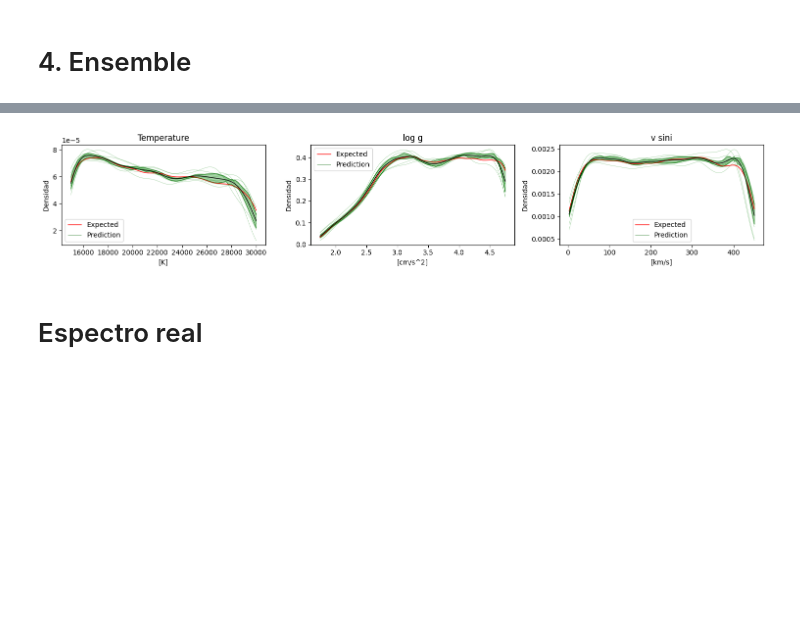
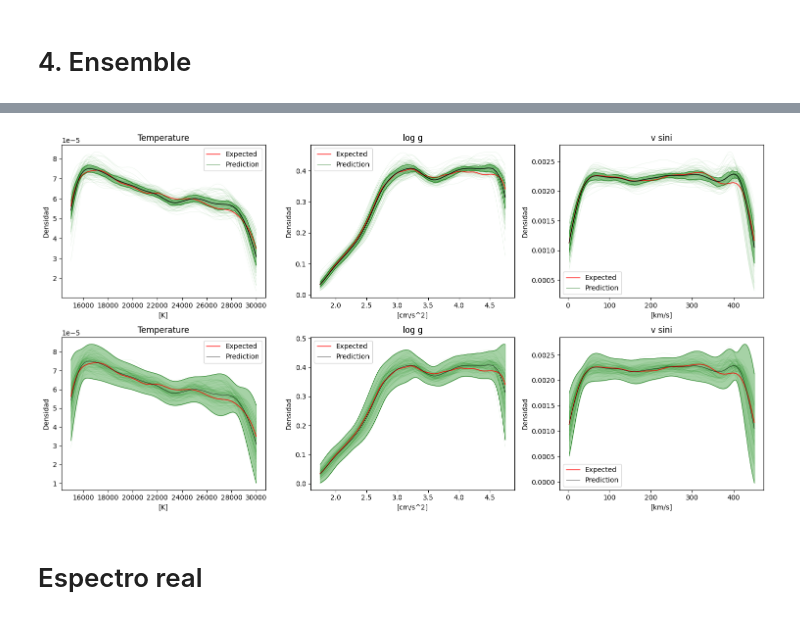
Before and after one commit to chum1ngo/StellarParametraPredictionDeepEnsemble, a Jupyter notebook: 2.1.parametersPrediction_0/RegressionCNNApproach.ipynb, the cells around one changed output, grey strips where cells are left out. Drawn from its saved outputs; the diff is of its cells as text; code cells hidden in the pictures; blank space fills up the shorter version.

Commit message:
visualizaciones ensamble

```diff
--- a/2.1.parametersPrediction_0/RegressionCNNApproach.ipynb
+++ b/2.1.parametersPrediction_0/RegressionCNNApproach.ipynb
@@ -7,8 +7,8 @@ import matplotlib.pyplot as plt
 import numpy as np
 
 # constants
-#path = 'C:/Users/monte/Documents/Memoria/src'
-path = 'C:/Users/asus/Documents/2023_2/Memoria/src'
+path = 'C:/Users/monte/Documents/Memoria/src'
+#path = 'C:/Users/asus/Documents/2023_2/Memoria/src'
 
 # Ostar
 O_df = pd.read_csv(path+'/Data/o_spectral_lines.csv')
@@ -197,7 +197,7 @@ plt.show()
 from keras.optimizers import Adam
 from keras.models import Model
 
-NUM_MODELS = 10
+NUM_MODELS = 100
 models = [generate_model() for i in range(NUM_MODELS)]
 history = []
 
@@ -285,51 +299,62 @@ uncertainty = sum([(predictions[i]-ensemble_prediction)**2*weights[i] for i in r
 # %%
 # Ref: https://stackoverflow.com/questions/60130503/plotting-bars-hist-and-pdf-line-via-kdeplot
 import scipy.stats as st
 
-fig, axes = plt.subplots(nrows=1, ncols=3, figsize=(15,3))
+fig, axes = plt.subplots(nrows=2, ncols=3, figsize=(15,8))
 
 for i, featureName in enumerate(target):
 	x_space = np.linspace(Y[featureName].min(), Y[featureName].max(), 301)
 	heights = []
 	for j in range(NUM_MODELS):
 		prediction_y = np.array(predictions)[j,:,i] # your data goes here
 		prediction_kde = st.gaussian_kde(prediction_y)
 		h = prediction_kde.pdf(x_space)
 		heights.append(h)
-		axes[i].plot(x_space, h,color='green',alpha=0.4,linewidth=0.5)
+		axes[0,i].plot(x_space, h,color='green',alpha=0.1,linewidth=0.5)
+		axes[1,i].plot(x_space, h,color='green',alpha=0.1,linewidth=0.5)
 
 	heights = np.array(heights)
 
 	expected_y = y_scaler.inverse_transform(y_test)[:,i]
 	expected_kde = st.gaussian_kde(expected_y)
 	expected_h = expected_kde.pdf(x_space)
 
 	q25 = np.quantile(heights,0.25,axis=0)
 	q75 = np.quantile(heights,0.75,axis=0)
 
-	axes[i].plot(x_space, expected_h,color='red',alpha=1,linewidth=1, label='Expected')
-	axes[i].plot(x_space, np.mean(heights,axis=0),color='black',alpha=1,linewidth=1)
-	axes[i].plot(x_space, q25,color='darkGreen',alpha=1,linewidth=0.5,label='Prediction')
-	axes[i].plot(x_space, q75,color='darkGreen',alpha=1,linewidth=0.5)
-	axes[i].fill_between(x_space, q25,q75, alpha=0.35, color='green')
+	axes[0,i].plot(x_space, expected_h,color='red',alpha=1,linewidth=1, label='Expected')
+	axes[1,i].plot(x_space, expected_h,color='red',alpha=1,linewidth=1, label='Expected')
 
-	#mu = np.mean(heights,axis=0)
-	#sigma = np.std(heights,axis=0)
-	#axes[i].plot(x, np.mean(heights,axis=0),color='black',alpha=1,linewidth=0.5)
-	#axes[i].plot(x, mu-3*sigma,color='darkGreen',alpha=1,linewidth=0.5)
-	#axes[i].plot(x, mu+3*sigma,color='darkGreen',alpha=1,linewidth=0.5)
-	#axes[i].fill_between(x, mu-3*sigma,mu+3*sigma, alpha=0.35, color='green')
+	#cuantiles
+	axes[0,i].plot(x_space, np.mean(heights,axis=0),color='black',alpha=1,linewidth=1)
+	axes[0,i].plot(x_space, q25,color='darkGreen',alpha=1,linewidth=0.5,label='Prediction')
+	axes[0,i].plot(x_space, q75,color='darkGreen',alpha=1,linewidth=0.5)
+	axes[0,i].fill_between(x_space, q25,q75, alpha=0.35, color='green')
+
+	# 3 desviaciones estandar
+	mu = np.mean(heights,axis=0)
+	sigma = np.std(heights,axis=0)
+	axes[1,i].plot(x_space, np.mean(heights,axis=0),color='black',alpha=1,linewidth=0.5,label='Prediction')
+	axes[1,i].plot(x_space, mu-3*sigma,color='darkGreen',alpha=1,linewidth=0.5)
+	axes[1,i].plot(x_space, mu+3*sigma,color='darkGreen',alpha=1,linewidth=0.5)
+	axes[1,i].fill_between(x_space, mu-3*sigma,mu+3*sigma, alpha=0.35, color='green')
+
 	measure = ['Temperature','log g', 'v sini']
 	measure_unit = ['[K]', '[cm/s^2]', '[km/s]']
-	axes[i].set_xlabel(measure_unit[i])
-	axes[i].set_ylabel('Densidad')
-	axes[i].legend()
-	axes[i].set_title(measure[i])
+	axes[1,i].set_xlabel(measure_unit[i])
+	axes[1,i].set_ylabel('Densidad')
+	axes[1,i].legend()
+	axes[1,i].set_title(measure[i])
+
+	axes[0,i].set_xlabel(measure_unit[i])
+	axes[0,i].set_ylabel('Densidad')
+	axes[0,i].legend()
+	axes[0,i].set_title(measure[i])
 
 plt.tight_layout()
 plt.show()
 # %% [output]
-[figure, old version]
+[figure, new version]
 # %% [markdown]
 # Espectro real
 # %%
```
Also changed, not shown: parts of 10 cells of this notebook.
